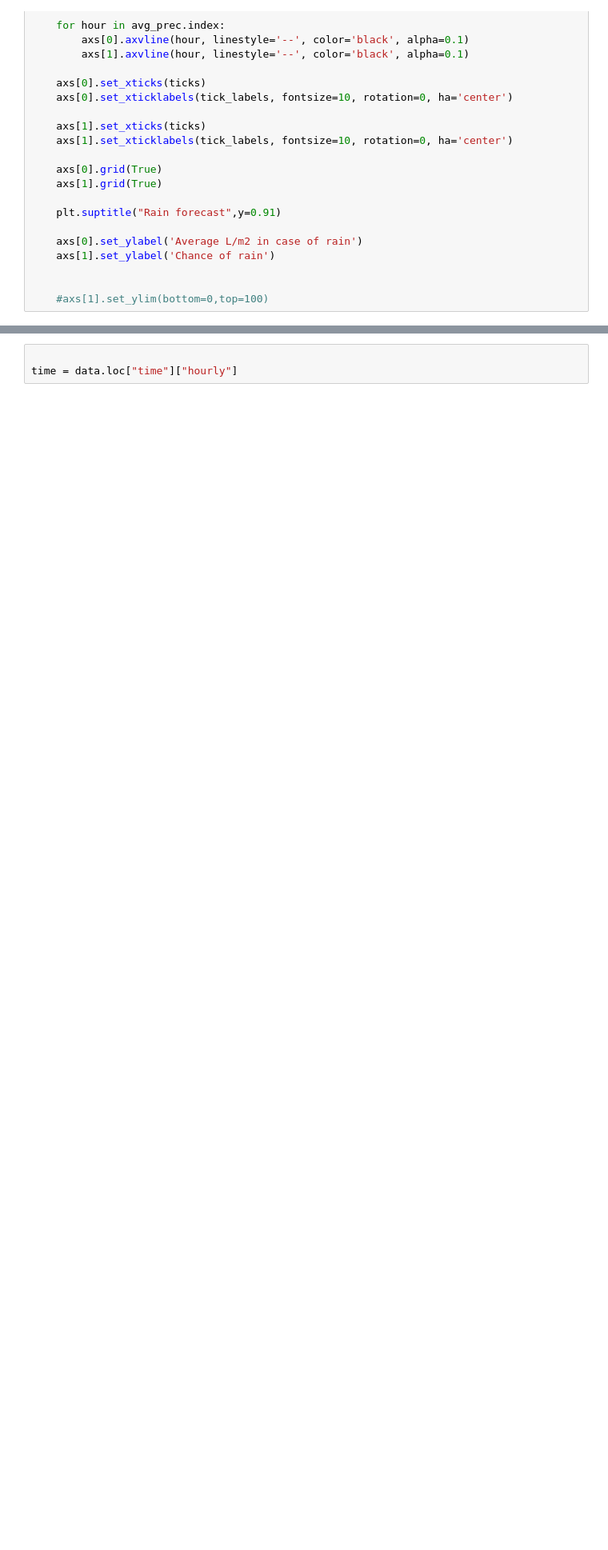
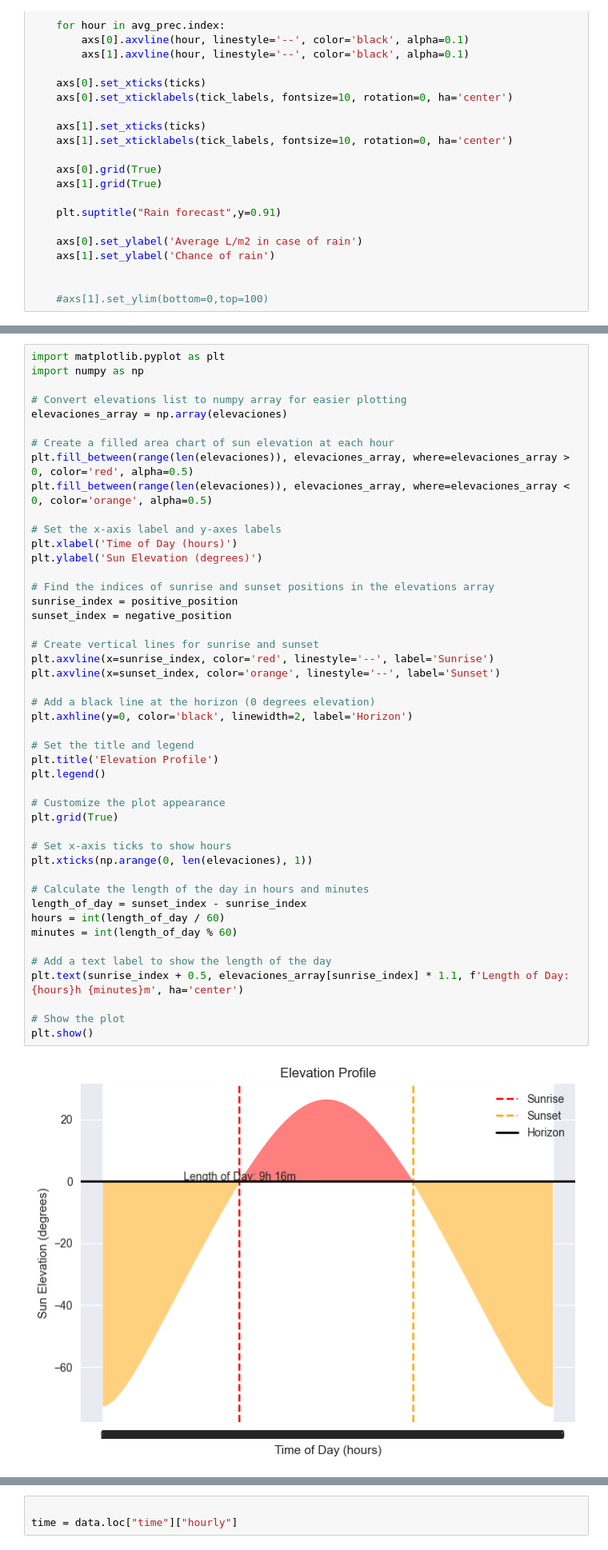
Before and after one commit to ivan5cg/Meteo, a Jupyter notebook: meteo dash.ipynb, the cells around one changed output, grey strips where cells are left out. Shown at 80% size. Cells and saved outputs as stored; diff of their text form; blank space fills up the shorter version.

```diff
--- a/meteo dash.ipynb
+++ b/meteo dash.ipynb
@@ -465,0 +669,48 @@ plot_rain_chance(chance_prec,avg_prec)
+# %%
+import matplotlib.pyplot as plt
+import numpy as np
+
+# Convert elevations list to numpy array for easier plotting
+elevaciones_array = np.array(elevaciones)
+
+# Create a filled area chart of sun elevation at each hour
+plt.fill_between(range(len(elevaciones)), elevaciones_array, where=elevaciones_array > 0, color='red', alpha=0.5)
+plt.fill_between(range(len(elevaciones)), elevaciones_array, where=elevaciones_array < 0, color='orange', alpha=0.5)
+
+# Set the x-axis label and y-axes labels
+plt.xlabel('Time of Day (hours)')
+plt.ylabel('Sun Elevation (degrees)')
+
+# Find the indices of sunrise and sunset positions in the elevations array
+sunrise_index = positive_position
+sunset_index = negative_position
+
+# Create vertical lines for sunrise and sunset
+plt.axvline(x=sunrise_index, color='red', linestyle='--', label='Sunrise')
+plt.axvline(x=sunset_index, color='orange', linestyle='--', label='Sunset')
+
+# Add a black line at the horizon (0 degrees elevation)
+plt.axhline(y=0, color='black', linewidth=2, label='Horizon')
+
+# Set the title and legend
+plt.title('Elevation Profile')
+plt.legend()
+
+# Customize the plot appearance
+plt.grid(True)
+
+# Set x-axis ticks to show hours
+plt.xticks(np.arange(0, len(elevaciones), 1))
+
+# Calculate the length of the day in hours and minutes
+length_of_day = sunset_index - sunrise_index
+hours = int(length_of_day / 60)
+minutes = int(length_of_day % 60)
+
+# Add a text label to show the length of the day
+plt.text(sunrise_index + 0.5, elevaciones_array[sunrise_index] * 1.1, f'Length of Day: {hours}h {minutes}m', ha='center')
+
+# Show the plot
+plt.show()
+# %% [output]
+[figure, added]
```
Also changed, not shown: parts of 38 cells of this notebook, 3 other files.
